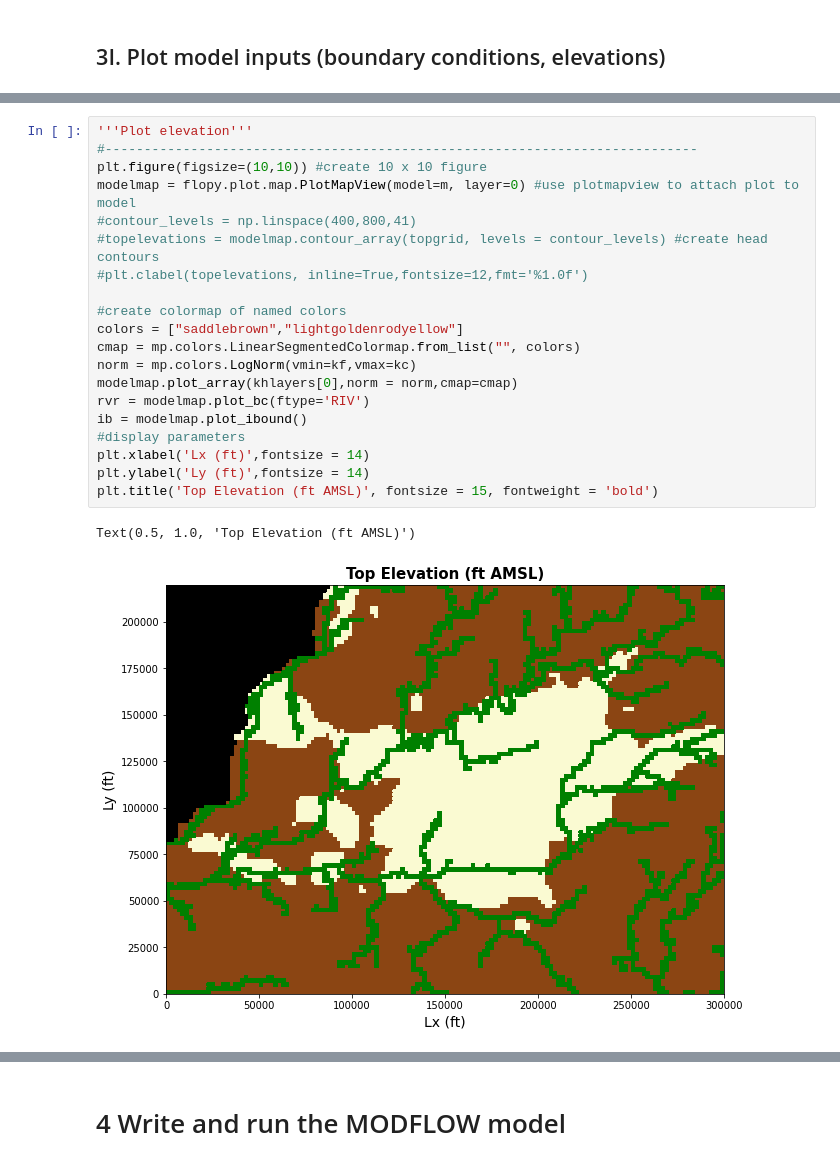
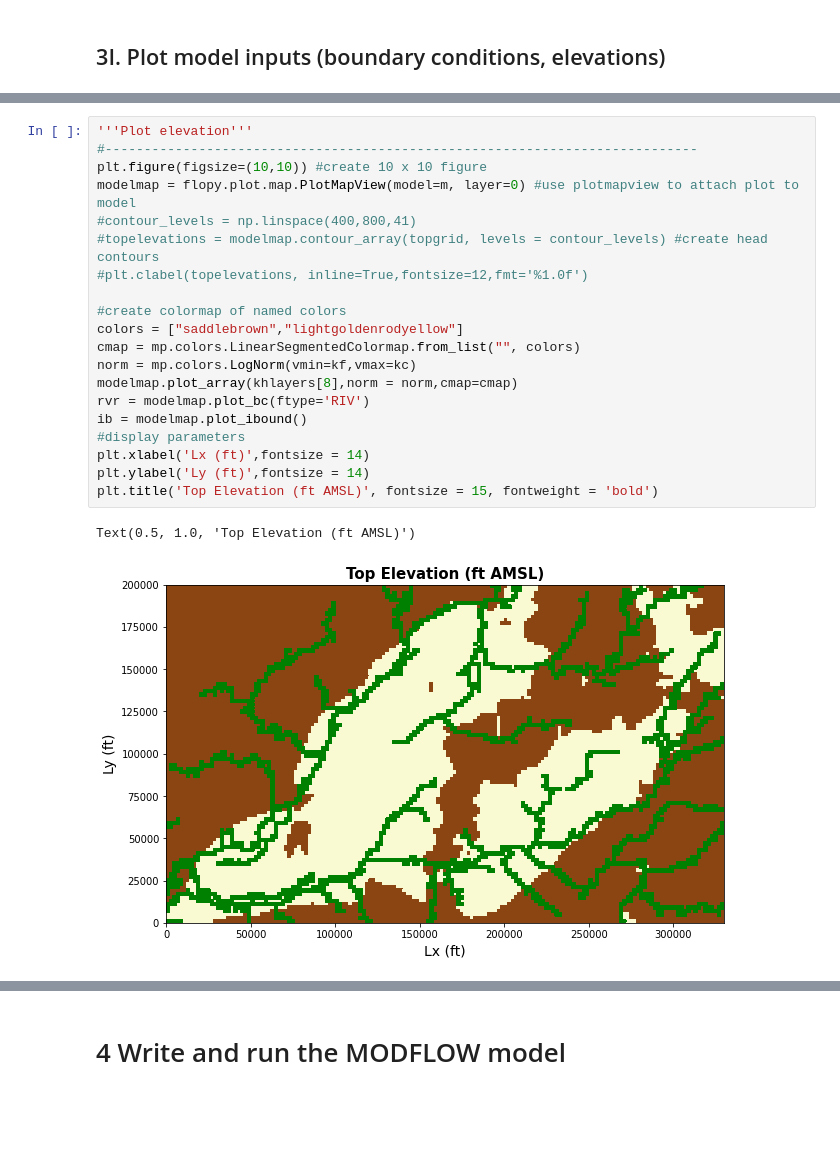
Before and after one commit to dbabrams/MasonCounty, a Jupyter notebook: MasonCountyFloPyModelApril10pcg_CoLabLaunch.ipynb, the cells around one changed output, grey strips where cells are left out. Cells and saved outputs as stored; diff of their text form; blank space fills up the shorter version.

```diff
--- a/MasonCountyFloPyModelApril10pcg_CoLabLaunch.ipynb
+++ b/MasonCountyFloPyModelApril10pcg_CoLabLaunch.ipynb
@@ -469,26 +465,26 @@ plt.legend(handles=[mp.patches.Patch(color='blue',label='Const. Head',ec='black'
 # %%
 '''Plot elevation'''
 #----------------------------------------------------------------------------
 plt.figure(figsize=(10,10)) #create 10 x 10 figure
 modelmap = flopy.plot.map.PlotMapView(model=m, layer=0) #use plotmapview to attach plot to model
 #contour_levels = np.linspace(400,800,41)
 #topelevations = modelmap.contour_array(topgrid, levels = contour_levels) #create head contours
 #plt.clabel(topelevations, inline=True,fontsize=12,fmt='%1.0f')
 
 #create colormap of named colors
 colors = ["saddlebrown","lightgoldenrodyellow"]
 cmap = mp.colors.LinearSegmentedColormap.from_list("", colors)
 norm = mp.colors.LogNorm(vmin=kf,vmax=kc)
-modelmap.plot_array(khlayers[0],norm = norm,cmap=cmap)
+modelmap.plot_array(khlayers[8],norm = norm,cmap=cmap)
 rvr = modelmap.plot_bc(ftype='RIV')
 ib = modelmap.plot_ibound()
 #display parameters
 plt.xlabel('Lx (ft)',fontsize = 14)
 plt.ylabel('Ly (ft)',fontsize = 14)
 plt.title('Top Elevation (ft AMSL)', fontsize = 15, fontweight = 'bold')
 # %% [output]
 Text(0.5, 1.0, 'Top Elevation (ft AMSL)')
-[figure, old version]
+[figure, new version]
 # %%
 np.array(khlayers).shape
 # %% [output]
```
Also changed, not shown: parts of 12 cells of this notebook.
